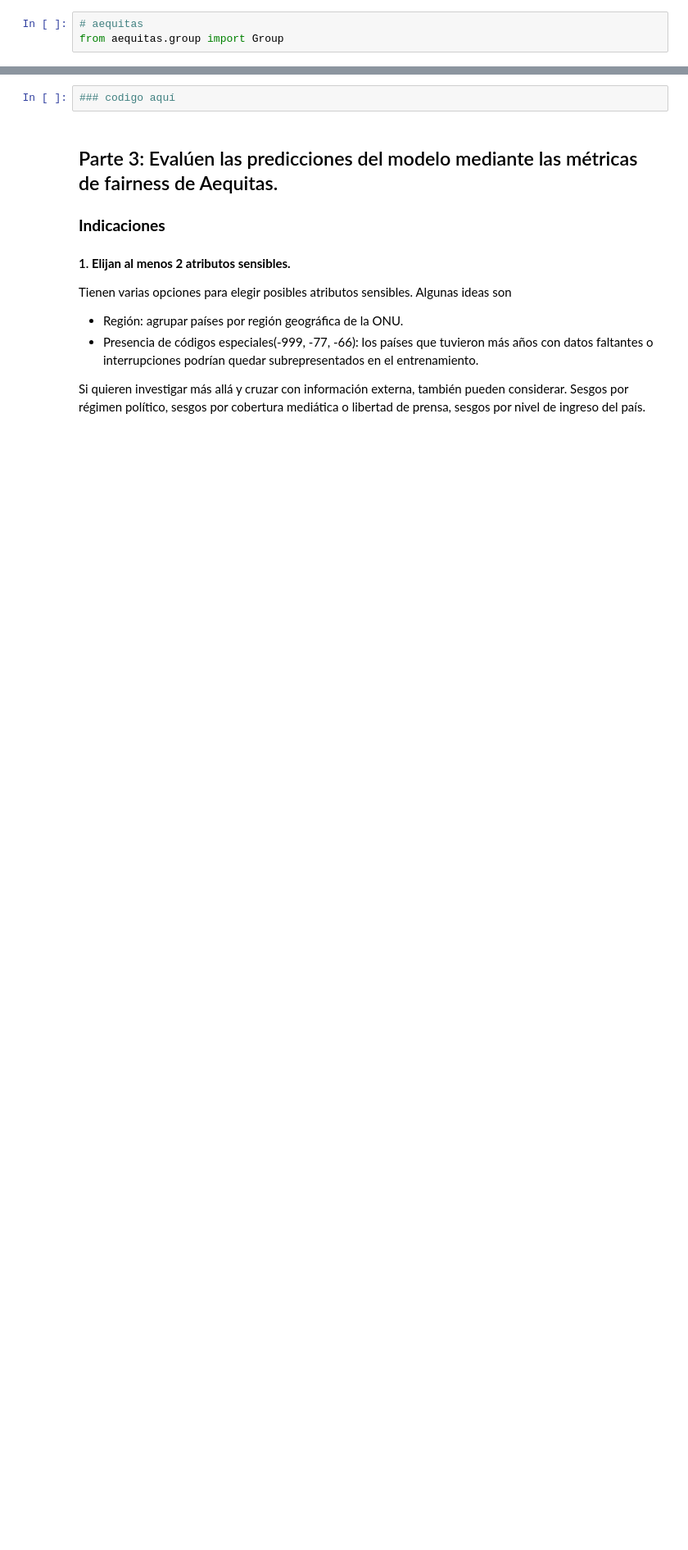
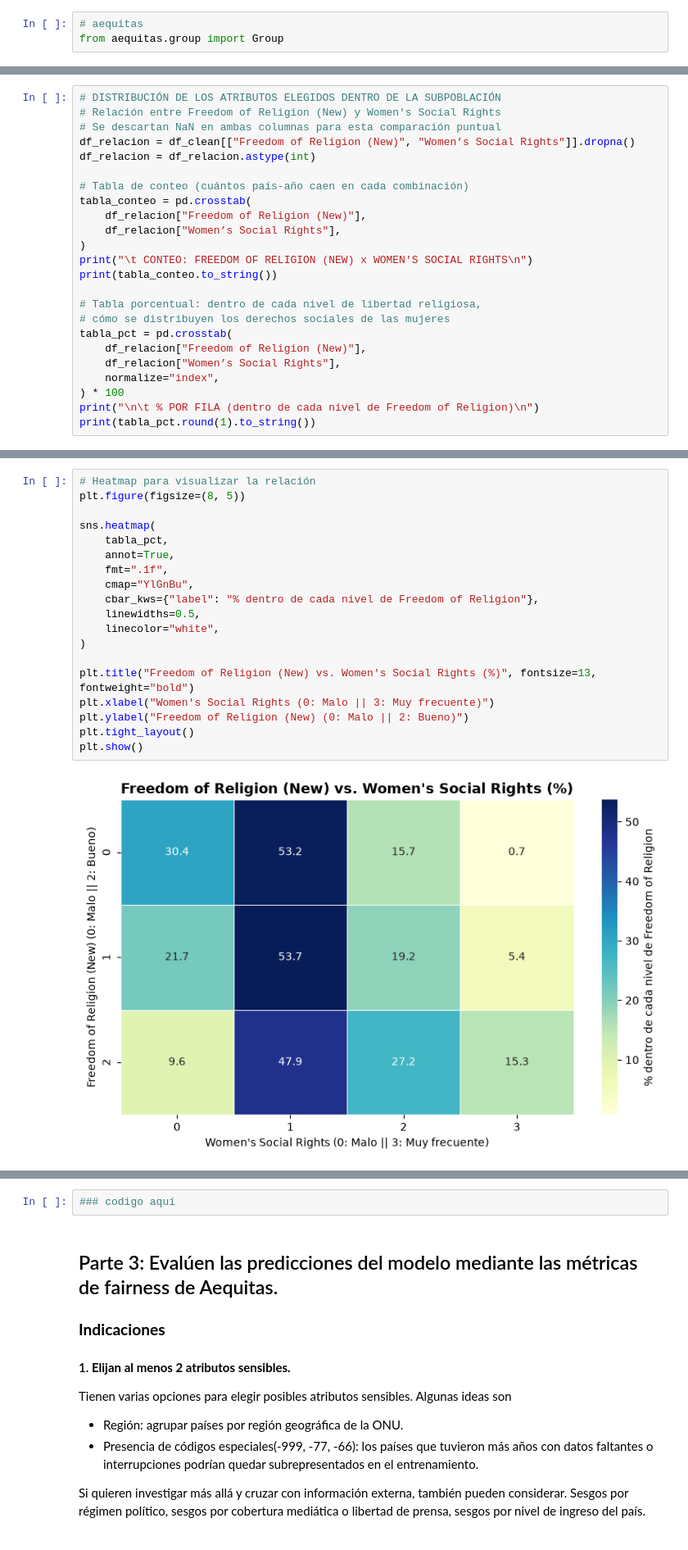
Before and after one commit to vichoe/taller-etica, a Jupyter notebook: Taller_sumativo_CIRI.ipynb, the cells around one changed output, grey strips where cells are left out. Shown at 82% size. Saved outputs shown, nothing was run; the diff lists cells and outputs as text; blank space fills up the shorter version.

Commit message:
Cambios entrega anterior

```diff
--- a/Taller_sumativo_CIRI.ipynb
+++ b/Taller_sumativo_CIRI.ipynb
@@ -126,0 +122,24 @@ pip install 'aif360[Reductions]'
+# %%
+# DISTRIBUCIÓN DE LOS ATRIBUTOS ELEGIDOS DENTRO DE LA SUBPOBLACIÓN
+# Relación entre Freedom of Religion (New) y Women's Social Rights
+# Se descartan NaN en ambas columnas para esta comparación puntual
+df_relacion = df_clean[["Freedom of Religion (New)", "Women’s Social Rights"]].dropna()
+df_relacion = df_relacion.astype(int)
+
+# Tabla de conteo (cuántos país-año caen en cada combinación)
+tabla_conteo = pd.crosstab(
+    df_relacion["Freedom of Religion (New)"],
+    df_relacion["Women’s Social Rights"],
+)
+print("\t CONTEO: FREEDOM OF RELIGION (NEW) x WOMEN'S SOCIAL RIGHTS\n")
+print(tabla_conteo.to_string())
+
+# Tabla porcentual: dentro de cada nivel de libertad religiosa,
+# cómo se distribuyen los derechos sociales de las mujeres
+tabla_pct = pd.crosstab(
+    df_relacion["Freedom of Religion (New)"],
+    df_relacion["Women’s Social Rights"],
+    normalize="index",
+) * 100
+print("\n\t % POR FILA (dentro de cada nivel de Freedom of Religion)\n")
+print(tabla_pct.round(1).to_string())
@@ -127 +162,22 @@ pip install 'aif360[Reductions]'
+# %%
+# Heatmap para visualizar la relación
+plt.figure(figsize=(8, 5))
+
+sns.heatmap(
+    tabla_pct,
+    annot=True,
+    fmt=".1f",
+    cmap="YlGnBu",
+    cbar_kws={"label": "% dentro de cada nivel de Freedom of Religion"},
+    linewidths=0.5,
+    linecolor="white",
+)
+
+plt.title("Freedom of Religion (New) vs. Women's Social Rights (%)", fontsize=13, fontweight="bold")
+plt.xlabel("Women's Social Rights (0: Malo || 3: Muy frecuente)")
+plt.ylabel("Freedom of Religion (New) (0: Malo || 2: Bueno)")
+plt.tight_layout()
+plt.show()
+# %% [output]
+[figure, added]
 # %% [markdown]
```
Also changed, not shown: parts of 13 cells of this notebook.
